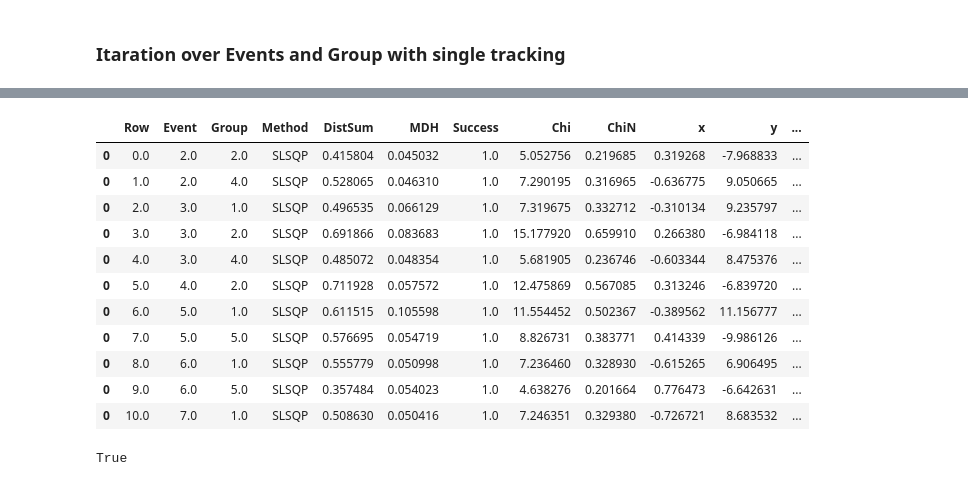
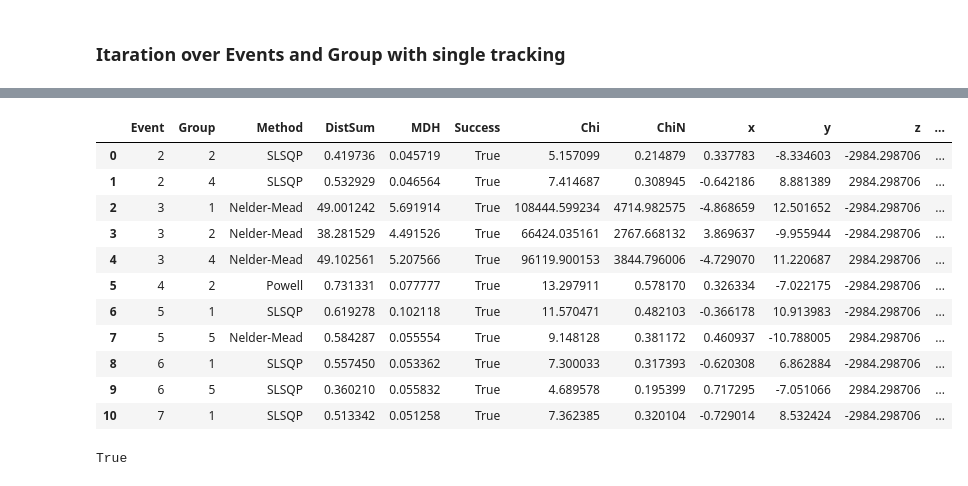
Before and after one commit to patrykel/multi-tracking-notebooks, a Jupyter notebook: single_tracking.ipynb, the cells around one changed output, grey strips where cells are left out. Saved outputs shown, nothing was run; the diff lists cells and outputs as text; code cells hidden in the pictures.

```diff
--- a/single_tracking.ipynb
+++ b/single_tracking.ipynb
@@ -648,7 +677,9 @@ def get_solution():
 ### Result Dataframe initialization
 # %%
 def get_column_names():
-    return ['Row', 'Event', 'Group', 'Method', 'DistSum', 'MDH', 'Success', 'Chi', 'ChiN', 'x', 'y', 'z', 'dx', 'dy', 'dz', 'track_in_dets', 'track_out_dets']
+    return ['Event', 'Group', 'Method', 'DistSum', 'MDH', 'Success', 'Chi', 'ChiN',
+            'x', 'y', 'z', 'dx', 'dy', 'dz', 'dx2+dy2+dz2', 'dx/dz angle [mili rad]', 'dy/dz angle [mili rad]',
+            'track_in_dets', 'track_out_dets']
 
 def get_empty_row_data():
     result = {}
@@ -712,22 +750,6 @@ def is_track_in_detector(line, solution, geom_df):
     return rp_silicon.contains(P)
 # %% [markdown]
 ### Itaration over Events and Group with single tracking
-# %%
-
-line = Line(params=[55, -2, 1, -2, 0])
-
-def plot_line(line, line_colors=[1, 0, 0, 1], linewidths=0.5):
-    fig, ax = plt.subplots()
-
-    seg_start = Point2D( x = -50.0, y = line.y_on_x(-50) )
-    seg_end   = Point2D(  x = 50.0, y = line.y_on_x(50)  )
-
-    line_segments = [(seg_start.x, seg_start.y), (seg_end.x, seg_end.y)]
-    lines_to_plot = LineCollection(line_segments, colors=line_colors, linewidths=linewidths)
-
-
-    ax.add_collection(lines_to_plot)
-    plt.show()
 # %%
 # HELP VARIABLES
 row_number = 0
@@ -735,7 +757,16 @@ glob_max_hit_dist = 0.0
 true_max_distance = 0.0
 false_max_distance = 0.0
 
-result_df = pd.DataFrame(get_empty_row_data(), columns = get_column_names())
+ZERO_THRESHOLD = 1e-10
+
+def normalize(dx, dy, dz):
+    v = np.array([dx,dy,dz])
+    return v / np.linalg.norm(v)
+
+def mili_rad_angle(dz, da):
+    return 1000 * np.arctan(da/dz)
+
+row_dfs = []
 
 # FOR EACH EVENT AND GROUP CALCULATE LINE
 for index, row in single_groups_df.iterrows():
@@ -748,16 +779,13 @@ for index, row in single_groups_df.iterrows():
     single_hits_df = single_df.loc[(single_df['eventID'] == eventID) & (single_df['groupID'] == groupID)]
 
     # APPLYING Z TRANSLATION --> WE DO NOT WANT SUCH BIG NUMBERS (|Z| ~ 210 000 [mm])
-#     if groupID > 3:
-#         DET_Z_TRANSLATION = -210000
-#     else:
-#         DET_Z_TRANSLATION = 210000
+    if groupID > 3:
+        DET_Z_TRANSLATION = -210000
+    else:
+        DET_Z_TRANSLATION = 210000
 
     # GET LINES REPRESENTING HITS IN RPS
-    LINE_SET = get_hit_lines(single_hits_df, geom_df)
-
-
-
+    LINE_SET = get_hit_lines(single_hits_df, geom_df, translated=True, z_mm=True)
 
     # GET FITTED LINE AND METHOD USED FOR FITTING
     solution, method = get_solution()
@@ -769,37 +797,51 @@ for index, row in single_groups_df.iterrows():
         false_max_distance = np.maximum(false_max_distance, solution.fun)
 
 
-    distances = [ Line(params=solution.x).distance(line) for line in LINE_SET]
+    solution_line = get_solution_line(params=solution.x)
+    distances = [ solution_line.distance(line) for line in LINE_SET]
     distance_sum = np.sum(distances)
     max_hit_dist = np.amax(distances)
     glob_max_hit_dist = np.maximum(glob_max_hit_dist, max_hit_dist)
 
-    chi = chi2(solution.x)
+    chi = chi2(solution)
 
 
     print("Row {} Event: {} Group: {} Method: {}  DistSum: {:.5f}  MDH: {:.5}  Success: {}  Chi: {:.5f}\tChiN: {:.5f}"
       .format(row_number, eventID, groupID, method, solution.fun, max_hit_dist,
-              solution.success, chi, chi / (len(LINE_SET) - 6)))
+              solution.success, chi, chi / (len(LINE_SET) - len(solution.x))))
 
     track_in_det_no = 0
     track_out_det_no = 0
 
     for line in LINE_SET:
-#         print(line)
         if is_track_in_detector(line, solution, geom_df):
             track_in_det_no = track_in_det_no + 1
         else:
             track_out_det_no = track_out_det_no + 1
 
     # DATAFRAME FOR STORING RESULT
-    x, y, z, dx, dy, dz = solution.x
-    row_df = get_row_df([row_number, eventID, groupID, method, solution.fun, max_hit_dist, solution.success,
-                         chi, chi / (len(LINE_SET) - 6), x, y, z, dx, dy, dz, track_in_det_no, track_out_det_no])
-    result_df = pd.concat([result_df, row_df])
+    x, y, dx, dy, dz = solution.x
+
+    if( dx**2 + dy**2 + dz**2 - 1.0 > ZERO_THRESHOLD):
+        print("I NORMALIZED")
+        dx, dy, dz = normalize(dx, dy, dz)
+
+    z = GlobalZ.FIRST_DET_Z_IN_MM_TRANSLATED
+    row_df = get_row_df([eventID, groupID, method, solution.fun, max_hit_dist, solution.success,
+                         chi, chi / (len(LINE_SET) - len(solution.x)), x, y, z,
+                         "{:.10f}".format(dx), "{:.10f}".format(dy), "{:.10f}".format(dz), dx**2+dy**2+dz**2,
+                         mili_rad_angle(dz, dx), mili_rad_angle(dz, dy),
+                         track_in_det_no, track_out_det_no])
+    row_dfs.append(row_df)
 
     row_number = row_number + 1
 
 print("THE END")
 
+result_df = pd.concat(row_dfs, ignore_index=True)
+pd.options.display.precision = 6
 result_df
+
+
+# DataFrame.round
 # %% [output]
@@ -823,15 +887,15 @@ THE END
-|  | Row | Event | Group | Method | DistSum | MDH | Success | Chi | ChiN | x | y | ... |
-| 0 | 0.0 | 2.0 | 2.0 | SLSQP | 0.415804 | 0.045032 | 1.0 | 5.052756 | 0.219685 | 0.319268 | -7.968833 | ... |
-| 0 | 1.0 | 2.0 | 4.0 | SLSQP | 0.528065 | 0.046310 | 1.0 | 7.290195 | 0.316965 | -0.636775 | 9.050665 | ... |
-| 0 | 2.0 | 3.0 | 1.0 | SLSQP | 0.496535 | 0.066129 | 1.0 | 7.319675 | 0.332712 | -0.310134 | 9.235797 | ... |
-| 0 | 3.0 | 3.0 | 2.0 | SLSQP | 0.691866 | 0.083683 | 1.0 | 15.177920 | 0.659910 | 0.266380 | -6.984118 | ... |
-| 0 | 4.0 | 3.0 | 4.0 | SLSQP | 0.485072 | 0.048354 | 1.0 | 5.681905 | 0.236746 | -0.603344 | 8.475376 | ... |
-| 0 | 5.0 | 4.0 | 2.0 | SLSQP | 0.711928 | 0.057572 | 1.0 | 12.475869 | 0.567085 | 0.313246 | -6.839720 | ... |
-| 0 | 6.0 | 5.0 | 1.0 | SLSQP | 0.611515 | 0.105598 | 1.0 | 11.554452 | 0.502367 | -0.389562 | 11.156777 | ... |
-| 0 | 7.0 | 5.0 | 5.0 | SLSQP | 0.576695 | 0.054719 | 1.0 | 8.826731 | 0.383771 | 0.414339 | -9.986126 | ... |
-| 0 | 8.0 | 6.0 | 1.0 | SLSQP | 0.555779 | 0.050998 | 1.0 | 7.236460 | 0.328930 | -0.615265 | 6.906495 | ... |
-| 0 | 9.0 | 6.0 | 5.0 | SLSQP | 0.357484 | 0.054023 | 1.0 | 4.638276 | 0.201664 | 0.776473 | -6.642631 | ... |
-| 0 | 10.0 | 7.0 | 1.0 | SLSQP | 0.508630 | 0.050416 | 1.0 | 7.246351 | 0.329380 | -0.726721 | 8.683532 | ... |
+|  | Event | Group | Method | DistSum | MDH | Success | Chi | ChiN | x | y | z | ... |
+| 0 | 2 | 2 | SLSQP | 0.419736 | 0.045719 | True | 5.157099 | 0.214879 | 0.337783 | -8.334603 | -2984.298706 | ... |
+| 1 | 2 | 4 | SLSQP | 0.532929 | 0.046564 | True | 7.414687 | 0.308945 | -0.642186 | 8.881389 | 2984.298706 | ... |
+| 2 | 3 | 1 | Nelder-Mead | 49.001242 | 5.691914 | True | 108444.599234 | 4714.982575 | -4.868659 | 12.501652 | -2984.298706 | ... |
+| 3 | 3 | 2 | Nelder-Mead | 38.281529 | 4.491526 | True | 66424.035161 | 2767.668132 | 3.869637 | -9.955944 | -2984.298706 | ... |
+| 4 | 3 | 4 | Nelder-Mead | 49.102561 | 5.207566 | True | 96119.900153 | 3844.796006 | -4.729070 | 11.220687 | 2984.298706 | ... |
+| 5 | 4 | 2 | Powell | 0.731331 | 0.077777 | True | 13.297911 | 0.578170 | 0.326334 | -7.022175 | -2984.298706 | ... |
+| 6 | 5 | 1 | SLSQP | 0.619278 | 0.102118 | True | 11.570471 | 0.482103 | -0.366178 | 10.913983 | -2984.298706 | ... |
+| 7 | 5 | 5 | Nelder-Mead | 0.584287 | 0.055554 | True | 9.148128 | 0.381172 | 0.460937 | -10.788005 | 2984.298706 | ... |
+| 8 | 6 | 1 | SLSQP | 0.557450 | 0.053362 | True | 7.300033 | 0.317393 | -0.620308 | 6.862884 | -2984.298706 | ... |
+| 9 | 6 | 5 | SLSQP | 0.360210 | 0.055832 | True | 4.689578 | 0.195399 | 0.717295 | -7.051066 | 2984.298706 | ... |
+| 10 | 7 | 1 | SLSQP | 0.513342 | 0.051258 | True | 7.362385 | 0.320104 | -0.729014 | 8.532424 | -2984.298706 | ... |
 # %%
 # Test for HIT = (0.689081393562, -7.31211683729, 212.984298706)	 RP = (3.72699999809, -19.9580001831, 212.984298706; 1051)	result = True
 
```
Also changed, not shown: parts of 11 cells of this notebook.
